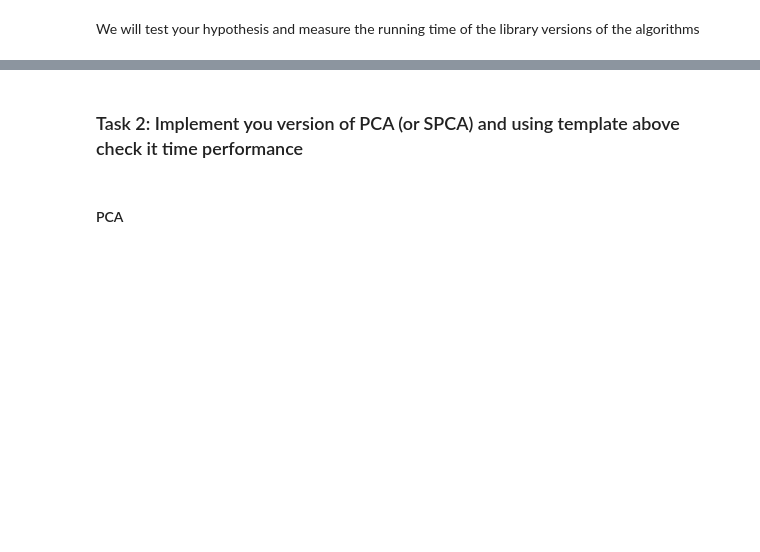
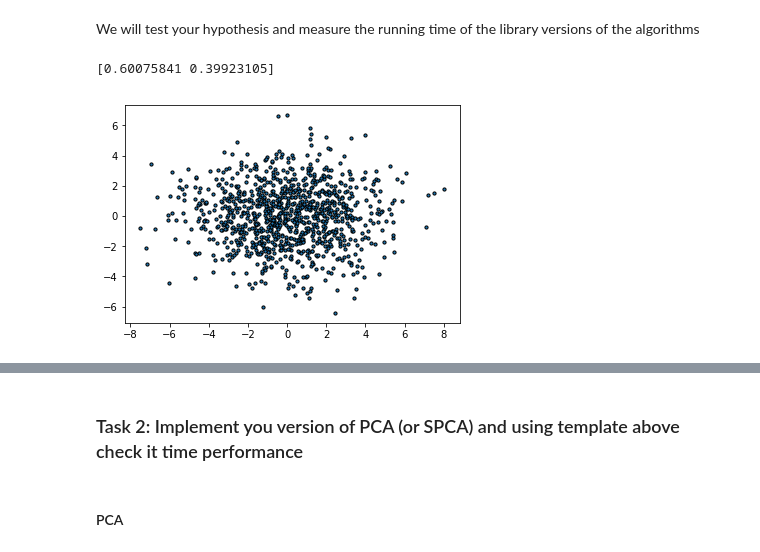
Before and after one commit to YoussefYN/inno_hdda_fall, a Jupyter notebook: assignments/ha1/HA1.ipynb, the cells around one changed output, grey strips where cells are left out. Drawn from its saved outputs; the diff is of its cells as text; code cells hidden in the pictures; blank space fills up the shorter version.

```diff
--- a/assignments/ha1/HA1.ipynb
+++ b/assignments/ha1/HA1.ipynb
@@ -235,8 +262,12 @@ We will test your hypothesis and measure the running time of the library version
 from sklearn.decomposition import PCA
 from sklearn.decomposition import SparsePCA
 # %%
-pca = PCA(n_components=???)
+pca = PCA(n_components=2)
 x_d = pca.fit_transform(X_std)
 plt.scatter(x_d[:,0],x_d[:,1], s=10, edgecolor='k')
+print(pca.explained_variance_ratio_)
+# %% [output]
+[0.60075841 0.39923105]
+[figure, added]
 # %%
 %timeit pca.fit_transform(X_std)
```
Also changed, not shown: parts of 29 cells of this notebook.
